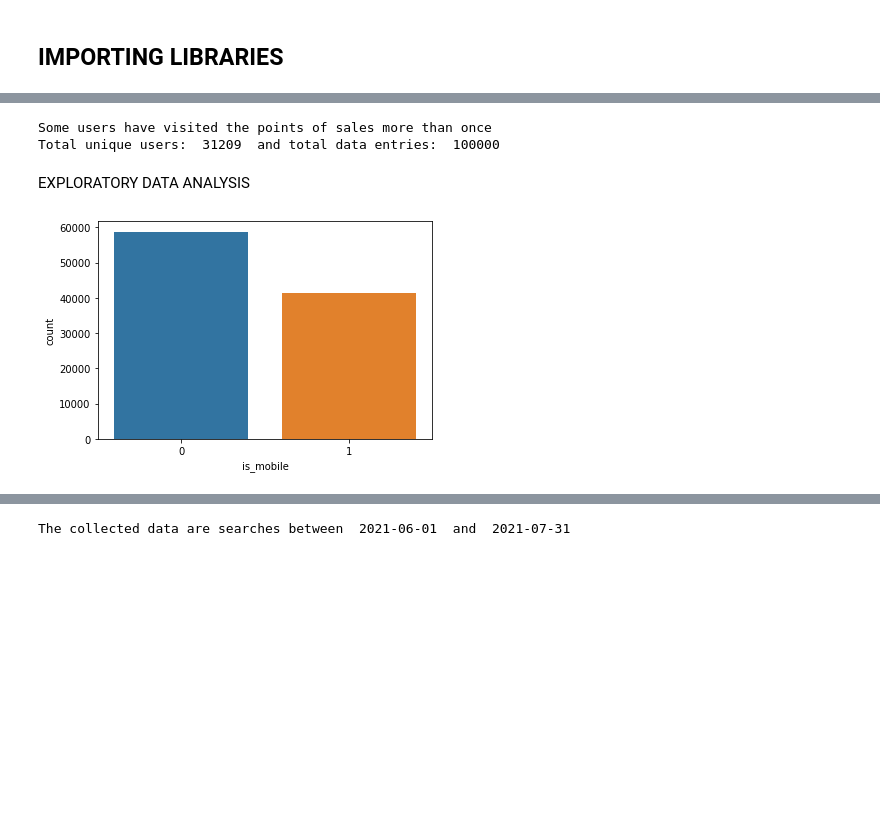
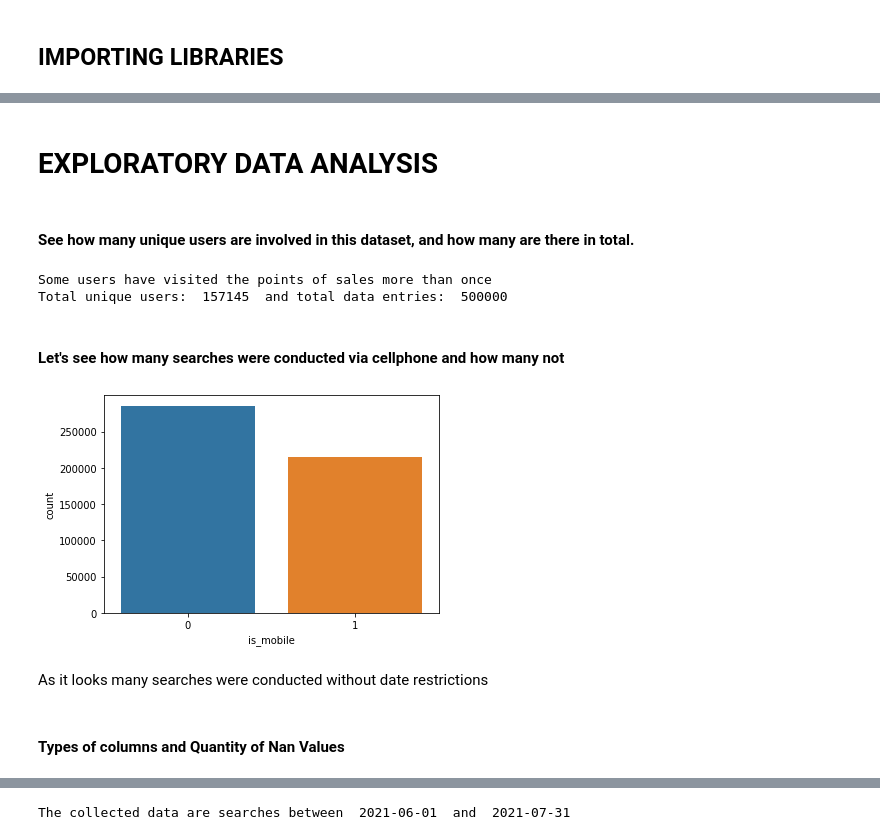
Before and after one commit to zetdata7/Hotel-Recommendations, a Jupyter notebook: EDA_Hotels.ipynb, the cells around one changed output, grey strips where cells are left out. Saved outputs shown, nothing was run; the diff lists cells and outputs as text; code cells hidden in the pictures; blank space fills up the shorter version.

```diff
--- a/EDA_Hotels.ipynb
+++ b/EDA_Hotels.ipynb
@@ -13,5 +10,5 @@ IMPORTING A SAMPLE OF THE DATA
 # %%
 
-main = pd.read_csv('main.tsv', sep='\t', header=0,nrows = 100000)
+df = pd.read_csv('main.tsv', sep='\t', header=0,nrows = 500000)
 # %%
 # Illustration of the top 5 rows in order to see how our table looks like
@@ -23,20 +20,25 @@ main.head()
 | 2 | 00c5152ed6ef5b937e8320a260bde084 | 349c86ff1be41553878e01988ca209d1 | 2021-06-10T00:08:00.000Z | 1 | 1 | 0 | 49 | ... |
 | 3 | 00d5e2bca7962f67d5695e7e7b92feb8 | d3b41f5d906b3f5e56bcafd4a7428634 | 2021-07-16T01:08:00.000Z | 12 | 1 | 0 | 13 | ... |
 | 4 | 013f92616fe583c4ba0c3919b69cf3d9 | a359fd984e5ae5be64af5226dd1e9fe2 | 2021-07-07T20:49:00.000Z | 1 | 1 | 0 | 206 | ... |
+# %% [markdown]
+# EXPLORATORY DATA ANALYSIS
+# %% [markdown]
+#### See how many unique users are involved in this dataset, and how many are there in total.
 # %%
-if main['user_id'].nunique() == len(main):
+if df['user_id'].nunique() == len(df):
     print('All users have explored only once')
 else: print('Some users have visited the points of sales more than once')
-print('Total unique users: ',main['user_id'].nunique(),' and total data entries: ',len(main))
+print('Total unique users: ',df['user_id'].nunique(),' and total data entries: ',len(df))
 # %% [output]
 Some users have visited the points of sales more than once
-Total unique users:  31209  and total data entries:  100000
+Total unique users:  157145  and total data entries:  500000
 # %% [markdown]
-EXPLORATORY DATA ANALYSIS
+#### Let's see how many searches were conducted via cellphone and how many not
 # %%
-# Let's see how many searches were conducted via cellphone and how many not
-
-
-ax = sns.countplot(x="is_mobile", data=main)
+ax = sns.countplot(x="is_mobile", data=df)
 # %% [output]
-[figure, old version]
+[figure, new version]
+# %% [markdown]
+As it looks many searches were conducted without date restrictions
+# %% [markdown]
+#### Types of columns and Quantity of Nan Values
```
Also changed, not shown: parts of 69 cells of this notebook.
